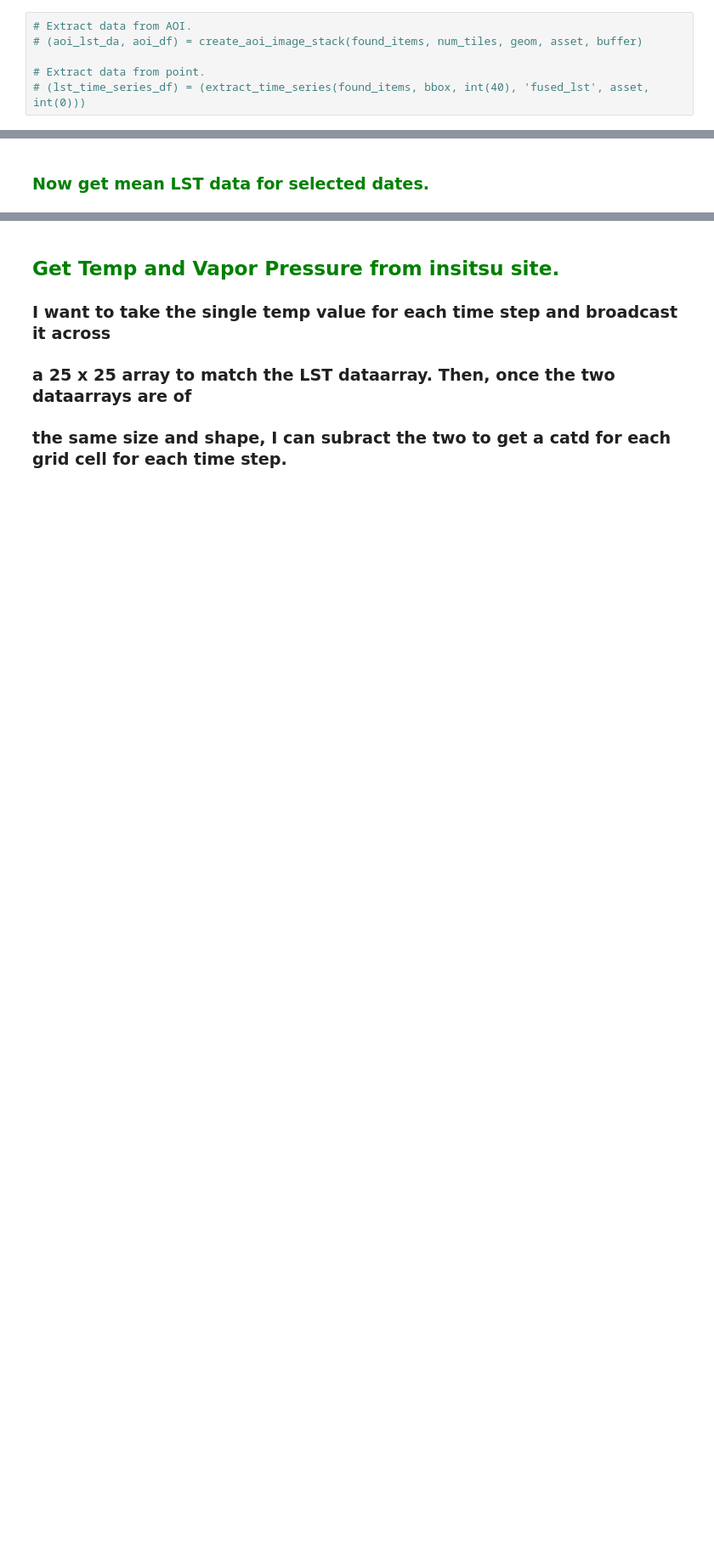
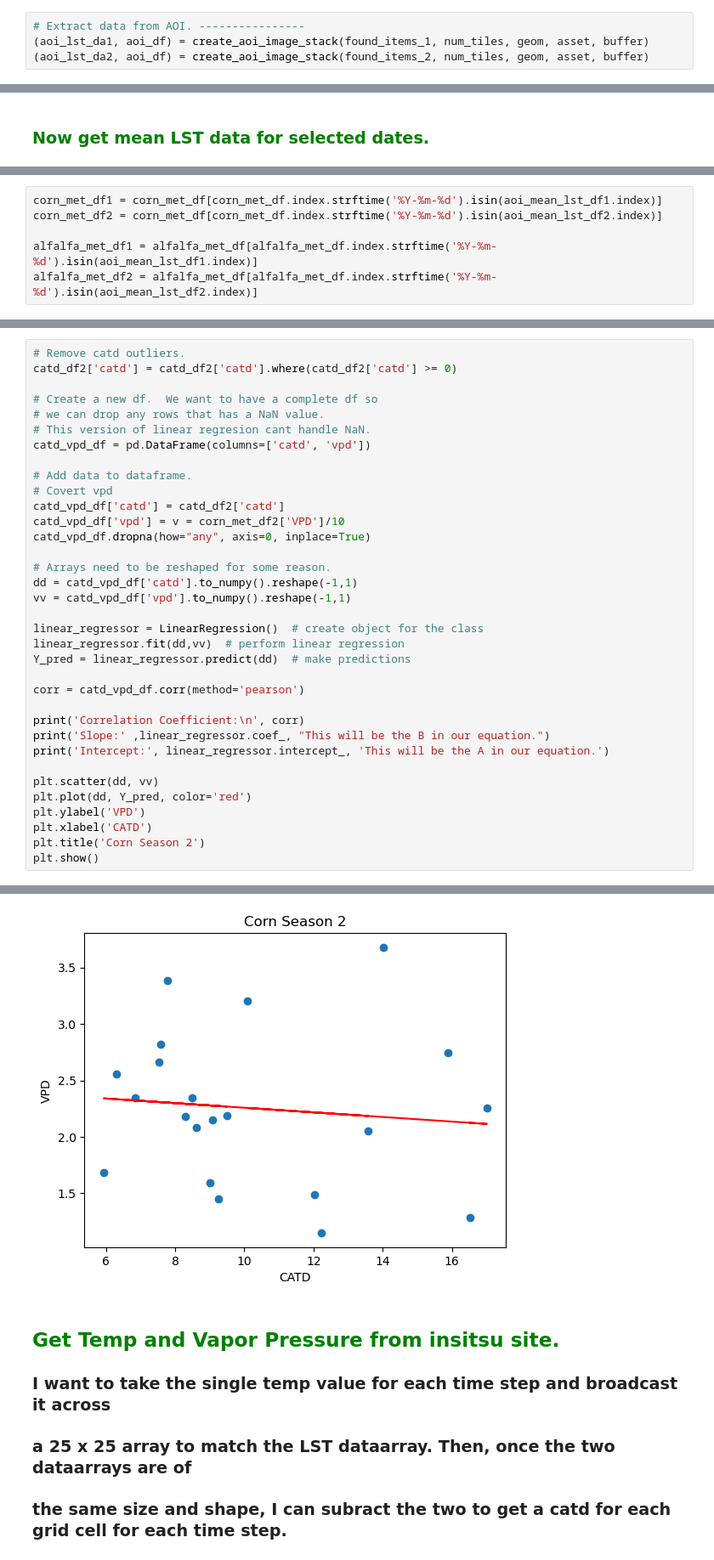
Before and after one commit to eculler/lst-crop-stress-capstone, a Jupyter notebook: exploratory/lst-point-area-comparison-tcruicks.ipynb, the cells around one changed output, grey strips where cells are left out. Shown at 85% size. Cells and saved outputs as stored; diff of their text form; blank space fills up the shorter version.

```diff
--- a/exploratory/lst-point-area-comparison-tcruicks.ipynb
+++ b/exploratory/lst-point-area-comparison-tcruicks.ipynb
@@ -564,6 +677,4 @@ print (f"Last date: {found_items[-1]}")
 # %%
-# Extract data from AOI.
-# (aoi_lst_da, aoi_df) = create_aoi_image_stack(found_items, num_tiles, geom, asset, buffer)
-
-# Extract data from point.
-# (lst_time_series_df) = (extract_time_series(found_items, bbox, int(40), 'fused_lst', asset, int(0)))
+# Extract data from AOI. ----------------
+(aoi_lst_da1, aoi_df) = create_aoi_image_stack(found_items_1, num_tiles, geom, asset, buffer)
+(aoi_lst_da2, aoi_df) = create_aoi_image_stack(found_items_2, num_tiles, geom, asset, buffer)
@@ -612,0 +784,6 @@ plt.show()
+# %%
+corn_met_df1 = corn_met_df[corn_met_df.index.strftime('%Y-%m-%d').isin(aoi_mean_lst_df1.index)]
+corn_met_df2 = corn_met_df[corn_met_df.index.strftime('%Y-%m-%d').isin(aoi_mean_lst_df2.index)]
+
+alfalfa_met_df1 = alfalfa_met_df[alfalfa_met_df.index.strftime('%Y-%m-%d').isin(aoi_mean_lst_df1.index)]
+alfalfa_met_df2 = alfalfa_met_df[alfalfa_met_df.index.strftime('%Y-%m-%d').isin(aoi_mean_lst_df2.index)]
@@ -716,0 +936,36 @@ plt.show()
+# %%
+# Remove catd outliers.
+catd_df2['catd'] = catd_df2['catd'].where(catd_df2['catd'] >= 0)
+
+# Create a new df.  We want to have a complete df so
+# we can drop any rows that has a NaN value.
+# This version of linear regresion cant handle NaN.
+catd_vpd_df = pd.DataFrame(columns=['catd', 'vpd'])
+
+# Add data to dataframe.
+# Covert vpd
+catd_vpd_df['catd'] = catd_df2['catd']
+catd_vpd_df['vpd'] = v = corn_met_df2['VPD']/10
+catd_vpd_df.dropna(how="any", axis=0, inplace=True)
+
+# Arrays need to be reshaped for some reason.
+dd = catd_vpd_df['catd'].to_numpy().reshape(-1,1)
+vv = catd_vpd_df['vpd'].to_numpy().reshape(-1,1)
+
+linear_regressor = LinearRegression()  # create object for the class
+linear_regressor.fit(dd,vv)  # perform linear regression
+Y_pred = linear_regressor.predict(dd)  # make predictions
+
+corr = catd_vpd_df.corr(method='pearson')
+
+print('Correlation Coefficient:\n', corr)
+print('Slope:' ,linear_regressor.coef_, "This will be the B in our equation.")
+print('Intercept:', linear_regressor.intercept_, 'This will be the A in our equation.')
+
+plt.scatter(dd, vv)
+plt.plot(dd, Y_pred, color='red')
+plt.ylabel('VPD')
+plt.xlabel('CATD')
+plt.title('Corn Season 2')
+plt.show()
+# %% [output]
@@ -717,3 +978,4 @@ plt.show()
+[figure, added]
 # %% [markdown]
 ## <span style="color:green">Get Temp and Vapor Pressure from insitsu site.</span>
 ### I want to take the single temp value for each time step and broadcast it across
```
Also changed, not shown: parts of 44 cells of this notebook, 1 other file.
